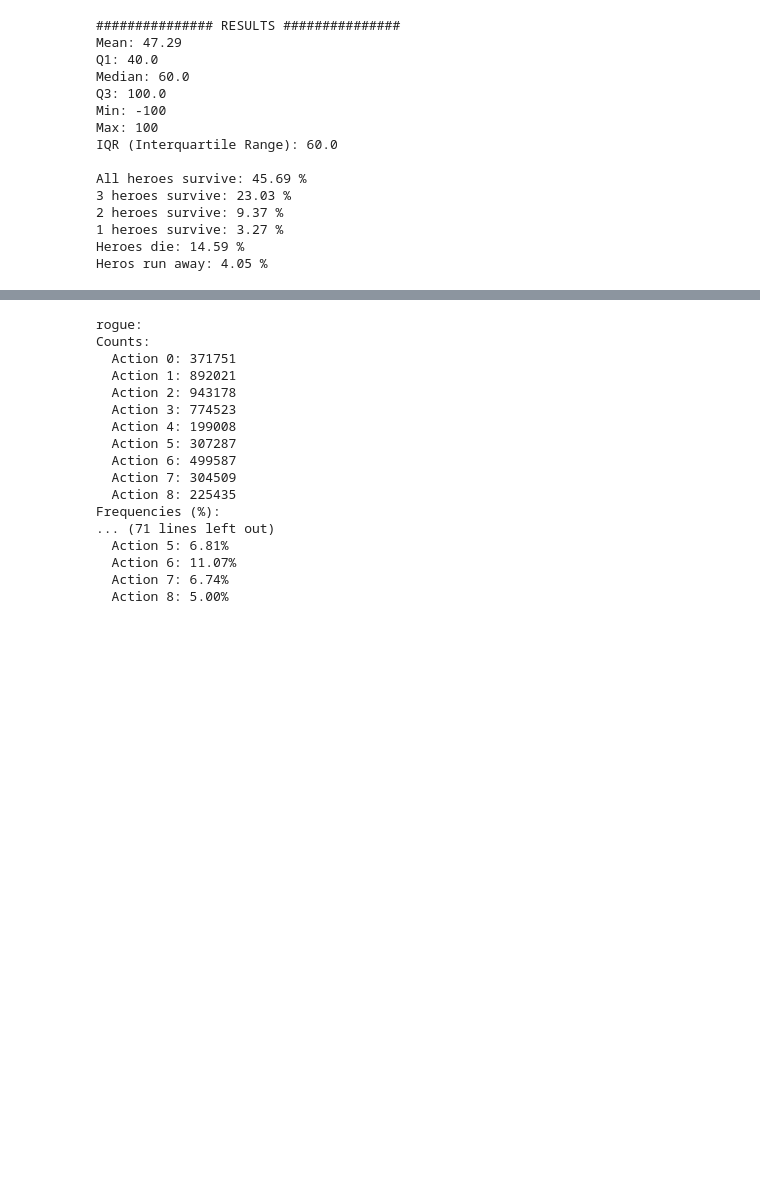
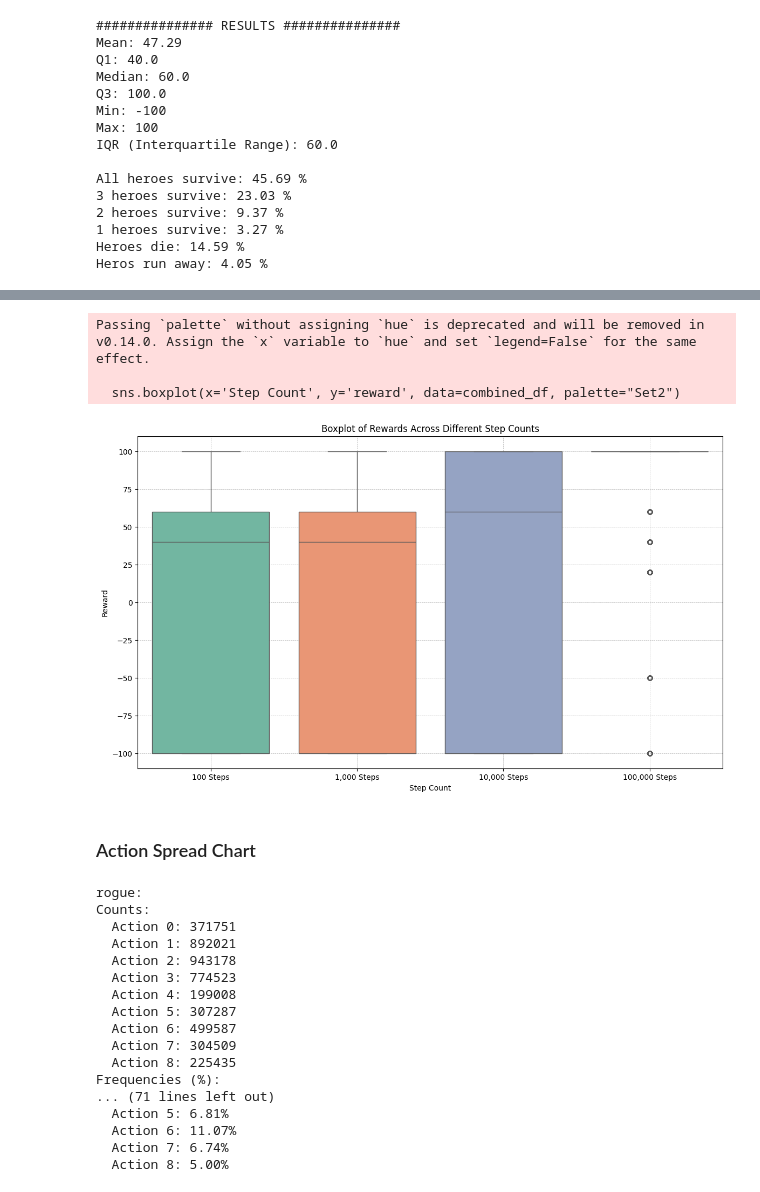
Before and after one commit to W0M34T/master_project, a Jupyter notebook: ma.ipynb, the cells around one changed output, grey strips where cells are left out. Drawn from its saved outputs; the diff is of its cells as text; code cells hidden in the pictures; blank space fills up the shorter version.

```diff
--- a/ma.ipynb
+++ b/ma.ipynb
@@ -213,3 +354,42 @@ Heros run away: 4.05 %
+# %%
+import pandas as pd
+import seaborn as sns
+import matplotlib.pyplot as plt
+import numpy as np
+
+# Define file paths (replace with your actual file paths)
+files = {
+    '100 Steps': 'data/sarl_1_000.csv',
+    '1,000 Steps': 'data/sarl_1_000.csv',
+    '10,000 Steps': 'data/sarl_10_000.csv',
+    '100,000 Steps': 'data/sarl_100_000.csv'
+}
+
+# Read the data and append step count information
+dataframes = []
+for label, file_path in files.items():
+    df = pd.read_csv(file_path)
+    df['Step Count'] = label
+    dataframes.append(df)
+
+# Concatenate all DataFrames
+combined_df = pd.concat(dataframes, ignore_index=True)
+
+# Create the boxplot
+plt.figure(figsize=(14, 8))
+sns.boxplot(x='Step Count', y='reward', data=combined_df, palette="Set2")
+plt.title('Boxplot of Rewards Across Different Step Counts')
+plt.xlabel('Step Count')
+plt.ylabel('Reward')
+plt.grid(True, linestyle='--', linewidth=0.5)
+plt.show()
+# %% [output]
+Passing `palette` without assigning `hue` is deprecated and will be removed in v0.14.0. Assign the `x` variable to `hue` and set `legend=False` for the same effect.
+
+  sns.boxplot(x='Step Count', y='reward', data=combined_df, palette="Set2")
+[figure, added]
+# %% [markdown]
+### Action Spread Chart
 # %%
 # Load the data
 data = pd.read_csv('data/marl_10_000_actions.csv')
```
Also changed, not shown: parts of 7 cells of this notebook, 13 other files.
